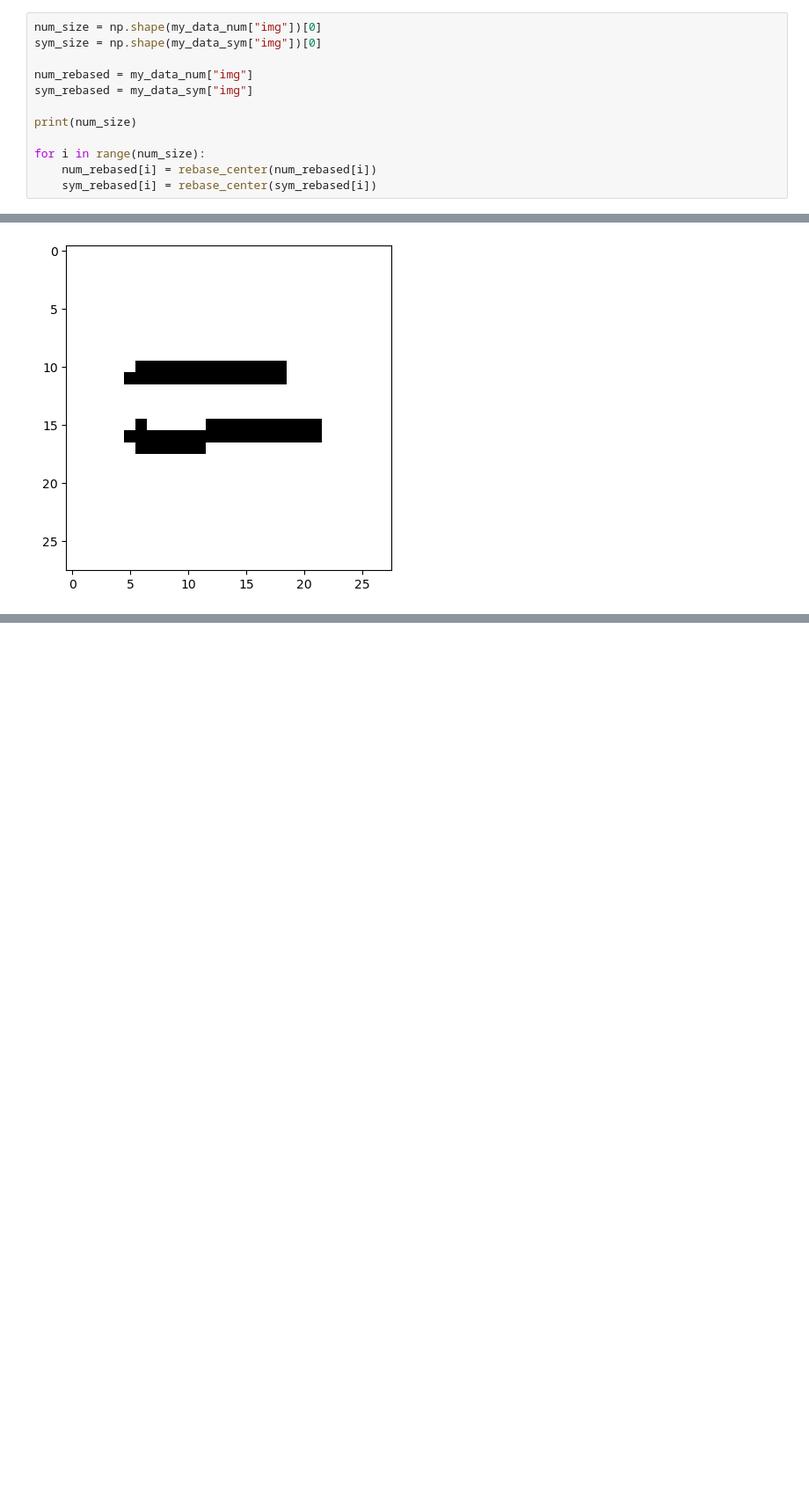
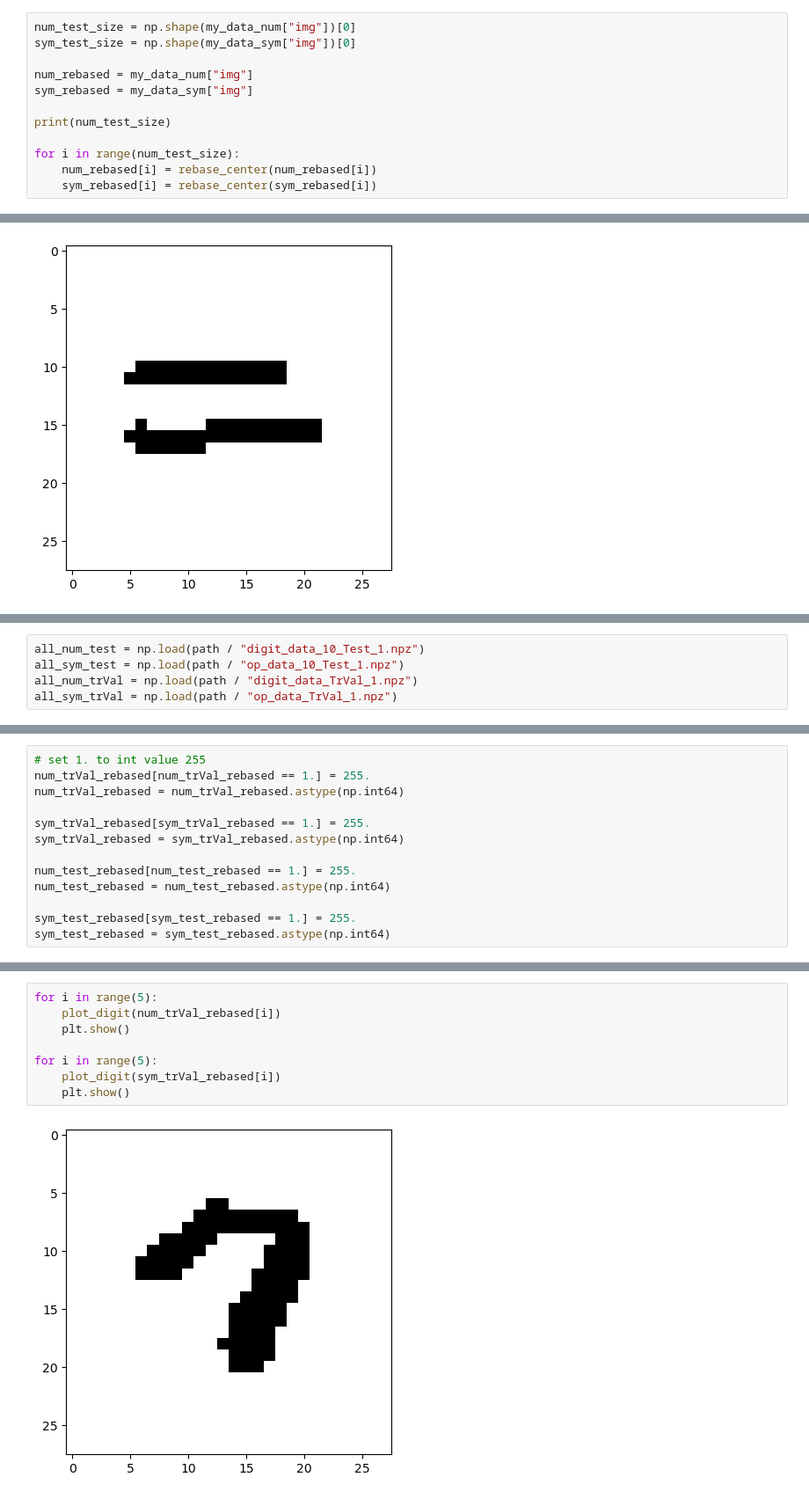
Before and after one commit to nonameR9077/MLproject_2023-2, a Jupyter notebook: dataset/MNIST_image_transform/npzRebase.ipynb, the cells around one changed output, grey strips where cells are left out. Shown at 88% size. Saved outputs shown, nothing was run; the diff lists cells and outputs as text; blank space fills up the shorter version.

```diff
--- a/dataset/MNIST_image_transform/npzRebase.ipynb
+++ b/dataset/MNIST_image_transform/npzRebase.ipynb
@@ -148,15 +149,15 @@ plt.show()
 # %% [markdown]
 ## rebase - actual
 # %%
-num_size = np.shape(my_data_num["img"])[0]
-sym_size = np.shape(my_data_sym["img"])[0]
+num_test_size = np.shape(my_data_num["img"])[0]
+sym_test_size = np.shape(my_data_sym["img"])[0]
 
 num_rebased = my_data_num["img"]
 sym_rebased = my_data_sym["img"]
 
-print(num_size)
+print(num_test_size)
 
-for i in range(num_size):
+for i in range(num_test_size):
     num_rebased[i] = rebase_center(num_rebased[i])
     sym_rebased[i] = rebase_center(sym_rebased[i])
 # %% [output]
@@ -182,0 +191,5 @@ for i in range(5):
+# %%
+all_num_test = np.load(path / "digit_data_10_Test_1.npz")
+all_sym_test = np.load(path / "op_data_10_Test_1.npz")
+all_num_trVal = np.load(path / "digit_data_TrVal_1.npz")
+all_sym_trVal = np.load(path / "op_data_TrVal_1.npz")
@@ -182,0 +257,13 @@ for i in range(5):
+# %%
+# set 1. to int value 255
+num_trVal_rebased[num_trVal_rebased == 1.] = 255.
+num_trVal_rebased = num_trVal_rebased.astype(np.int64)
+
+sym_trVal_rebased[sym_trVal_rebased == 1.] = 255.
+sym_trVal_rebased = sym_trVal_rebased.astype(np.int64)
+
+num_test_rebased[num_test_rebased == 1.] = 255.
+num_test_rebased = num_test_rebased.astype(np.int64)
+
+sym_test_rebased[sym_test_rebased == 1.] = 255.
+sym_test_rebased = sym_test_rebased.astype(np.int64)
@@ -182,0 +272,10 @@ for i in range(5):
+# %%
+for i in range(5):
+    plot_digit(num_trVal_rebased[i])
+    plt.show()
+
+for i in range(5):
+    plot_digit(sym_trVal_rebased[i])
+    plt.show()
+# %% [output]
+[figure, added]
```
Also changed, not shown: parts of 15 cells of this notebook, 8 other files.
